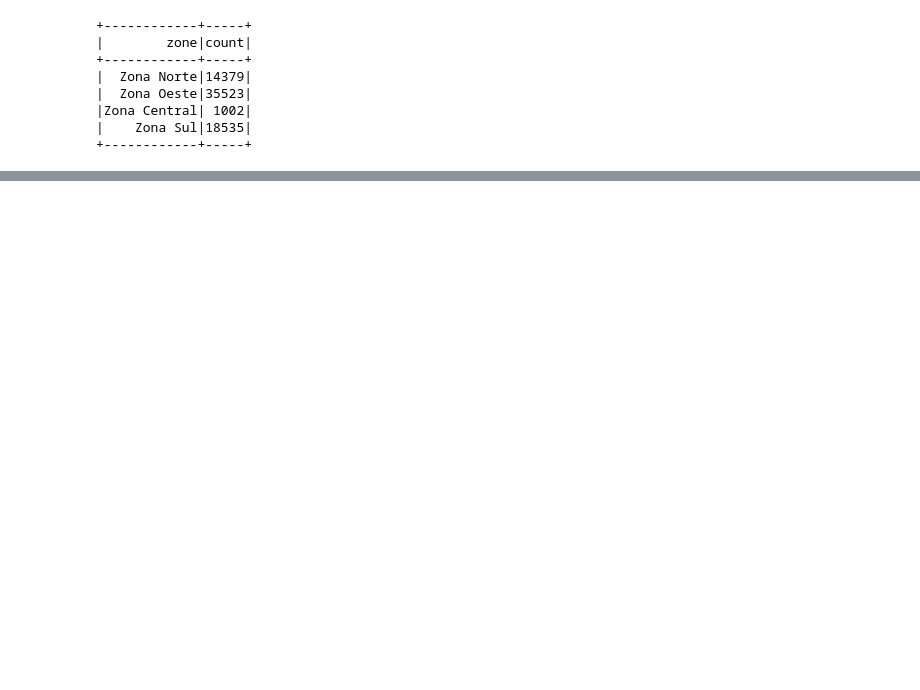
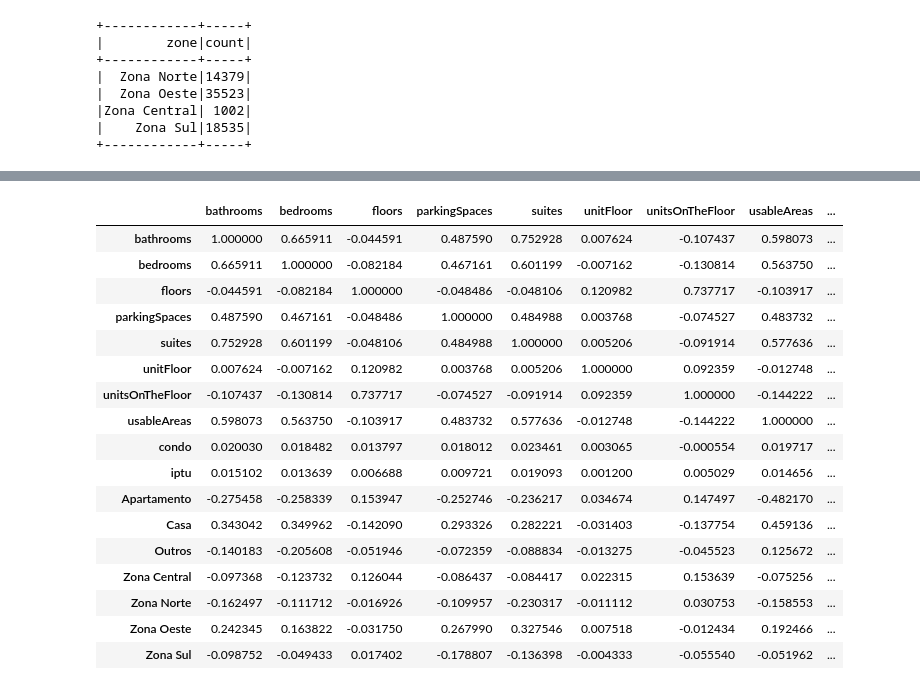
Before and after one commit to guilhermeguim/spark-studying, a Jupyter notebook: regressao/spark_regressao.ipynb, the cells around one changed output, grey strips where cells are left out. Drawn from its saved outputs; the diff is of its cells as text; code cells hidden in the pictures; blank space fills up the shorter version.

```diff
--- a/regressao/spark_regressao.ipynb
+++ b/regressao/spark_regressao.ipynb
@@ -343,0 +531,21 @@ dataset\
+# %%
+dataframe_correlacao
+# %% [output]
+|  | bathrooms | bedrooms | floors | parkingSpaces | suites | unitFloor | unitsOnTheFloor | usableAreas | ... |
+| bathrooms | 1.000000 | 0.665911 | -0.044591 | 0.487590 | 0.752928 | 0.007624 | -0.107437 | 0.598073 | ... |
+| bedrooms | 0.665911 | 1.000000 | -0.082184 | 0.467161 | 0.601199 | -0.007162 | -0.130814 | 0.563750 | ... |
+| floors | -0.044591 | -0.082184 | 1.000000 | -0.048486 | -0.048106 | 0.120982 | 0.737717 | -0.103917 | ... |
+| parkingSpaces | 0.487590 | 0.467161 | -0.048486 | 1.000000 | 0.484988 | 0.003768 | -0.074527 | 0.483732 | ... |
+| suites | 0.752928 | 0.601199 | -0.048106 | 0.484988 | 1.000000 | 0.005206 | -0.091914 | 0.577636 | ... |
+| unitFloor | 0.007624 | -0.007162 | 0.120982 | 0.003768 | 0.005206 | 1.000000 | 0.092359 | -0.012748 | ... |
+| unitsOnTheFloor | -0.107437 | -0.130814 | 0.737717 | -0.074527 | -0.091914 | 0.092359 | 1.000000 | -0.144222 | ... |
+| usableAreas | 0.598073 | 0.563750 | -0.103917 | 0.483732 | 0.577636 | -0.012748 | -0.144222 | 1.000000 | ... |
+| condo | 0.020030 | 0.018482 | 0.013797 | 0.018012 | 0.023461 | 0.003065 | -0.000554 | 0.019717 | ... |
+| iptu | 0.015102 | 0.013639 | 0.006688 | 0.009721 | 0.019093 | 0.001200 | 0.005029 | 0.014656 | ... |
+| Apartamento | -0.275458 | -0.258339 | 0.153947 | -0.252746 | -0.236217 | 0.034674 | 0.147497 | -0.482170 | ... |
+| Casa | 0.343042 | 0.349962 | -0.142090 | 0.293326 | 0.282221 | -0.031403 | -0.137754 | 0.459136 | ... |
+| Outros | -0.140183 | -0.205608 | -0.051946 | -0.072359 | -0.088834 | -0.013275 | -0.045523 | 0.125672 | ... |
+| Zona Central | -0.097368 | -0.123732 | 0.126044 | -0.086437 | -0.084417 | 0.022315 | 0.153639 | -0.075256 | ... |
+| Zona Norte | -0.162497 | -0.111712 | -0.016926 | -0.109957 | -0.230317 | -0.011112 | 0.030753 | -0.158553 | ... |
+| Zona Oeste | 0.242345 | 0.163822 | -0.031750 | 0.267990 | 0.327546 | 0.007518 | -0.012434 | 0.192466 | ... |
+| Zona Sul | -0.098752 | -0.049433 | 0.017402 | -0.178807 | -0.136398 | -0.004333 | -0.055540 | -0.051962 | ... |
```
Also changed, not shown: parts of 101 cells of this notebook, 1 other file.
